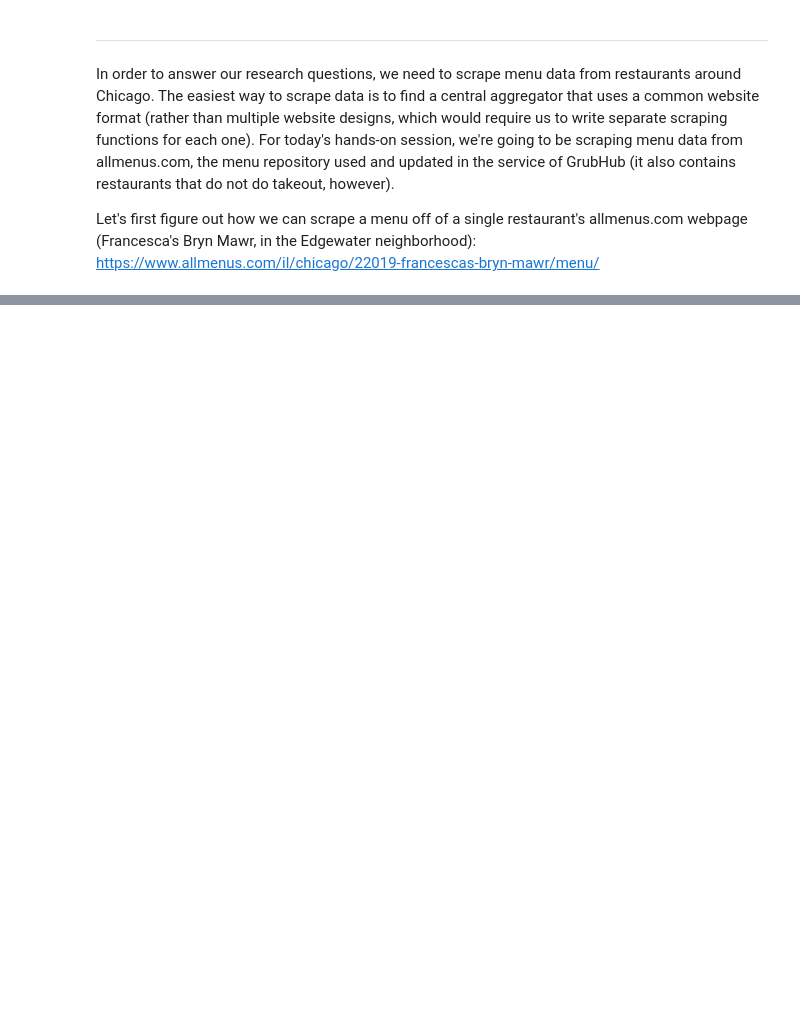
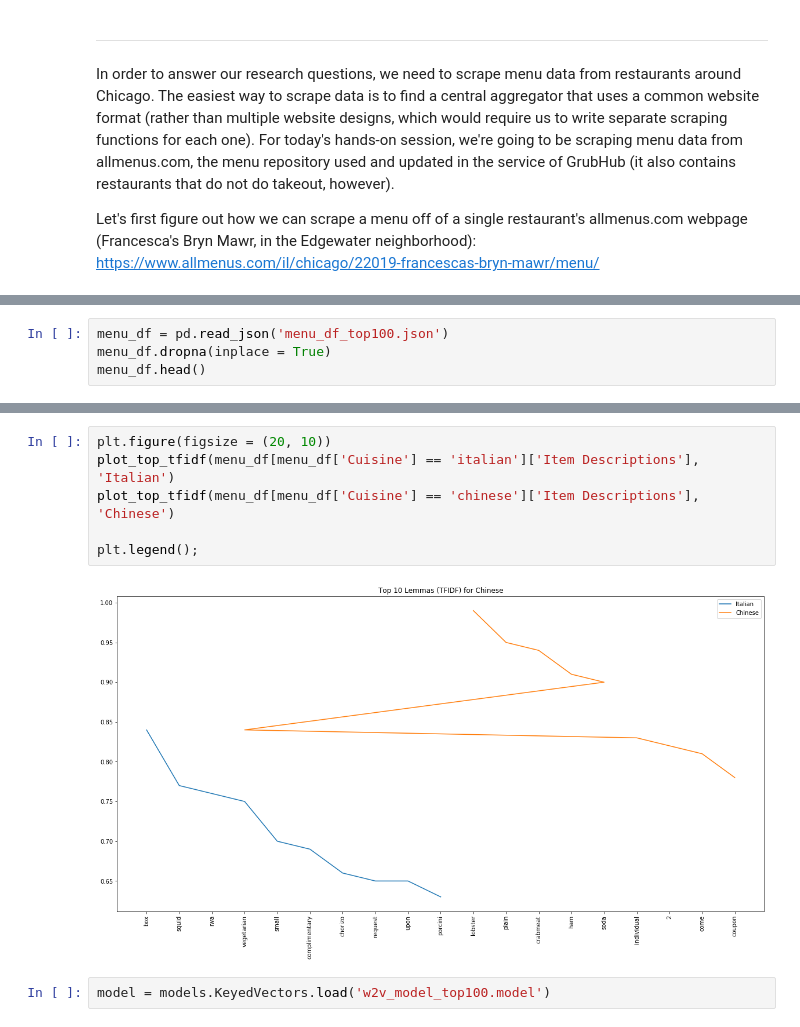
Before and after one commit to EggmanWalrus/40400-Food, a Jupyter notebook: Food.ipynb, the cells around one changed output, grey strips where cells are left out. Drawn from its saved outputs; the diff is of its cells as text; blank space fills up the shorter version.

```diff
--- a/Food.ipynb
+++ b/Food.ipynb
@@ -257,0 +285,4 @@ Let's first figure out how we can scrape a menu off of a single restaurant's all
+# %%
+menu_df = pd.read_json('menu_df_top100.json')
+menu_df.dropna(inplace = True)
+menu_df.head()
@@ -257,0 +309,10 @@ Let's first figure out how we can scrape a menu off of a single restaurant's all
+# %%
+plt.figure(figsize = (20, 10))
+plot_top_tfidf(menu_df[menu_df['Cuisine'] == 'italian']['Item Descriptions'], 'Italian')
+plot_top_tfidf(menu_df[menu_df['Cuisine'] == 'chinese']['Item Descriptions'], 'Chinese')
+
+plt.legend();
+# %% [output]
+[figure, added]
+# %%
+model = models.KeyedVectors.load('w2v_model_top100.model')
```
Also changed, not shown: parts of 14 cells of this notebook.
